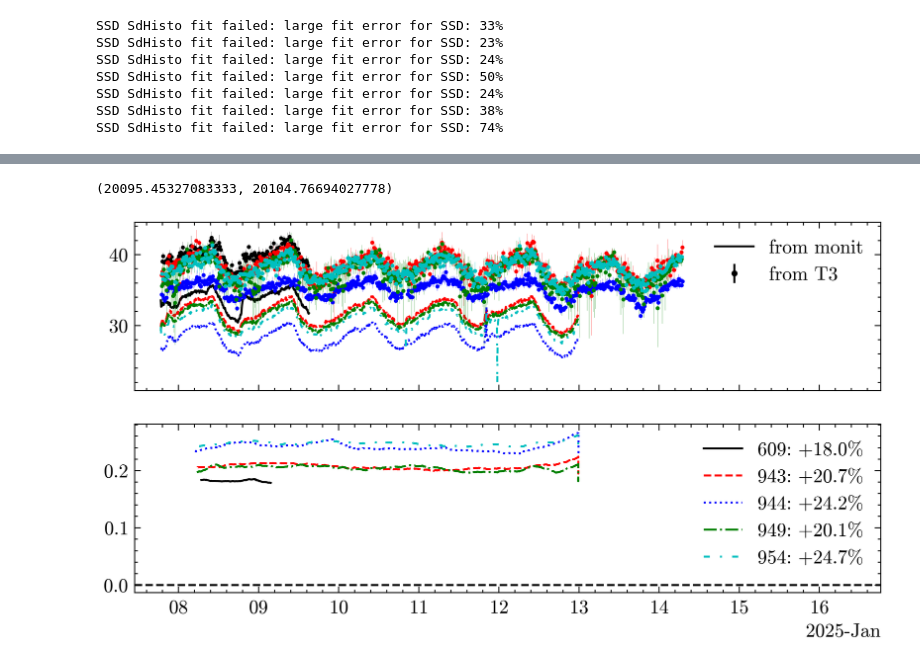
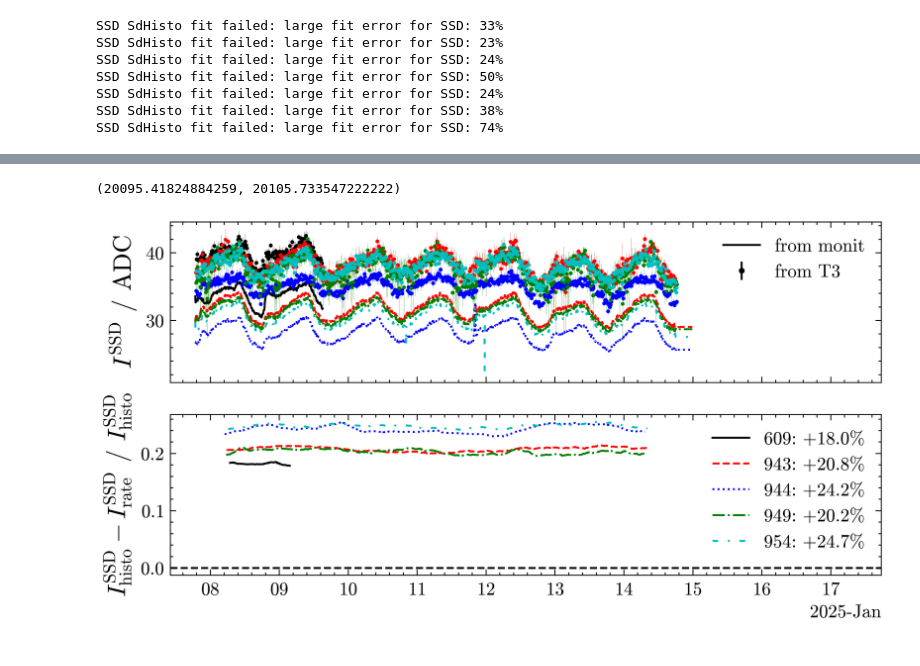
Before and after one commit to Quizznor/phd-thesis, a Jupyter notebook: Projects/Escritorio/read_packs.ipynb, the cells around one changed output, grey strips where cells are left out. Cells and saved outputs as stored; diff of their text form; code cells hidden in the pictures.

```diff
--- a/Projects/Escritorio/read_packs.ipynb
+++ b/Projects/Escritorio/read_packs.ipynb
@@ -45,7 +45,7 @@ CORR_FACTOR = 1.21875
 
 to_dt = lambda ts: [datetime.fromtimestamp(t) for t in ts]
 
-monit = Monit(2025, 1, range(7, 13))
+monit = Monit(2025, 1, range(7, 15))
 
 # offline calib
 histos = np.loadtxt('peak.txt')
@@ -100,6 +100,7 @@ fig, (ax1, ax2) = plt.subplots(2, 1, sharex=True)
 # colors = iter(TABLEAU_COLORS)
 colors = iter(plt.rcParams['axes.prop_cycle'].by_key()['color'])
 
+diffs = {}
 # online calib
 for _id in [609, 943, 944, 949, 954]:
 
@@ -128,10 +129,15 @@ for _id in [609, 943, 944, 949, 954]:
              marker='none')
     # ax2.plot(to_dt(time[min_index]), diff, label=f"{_id}: {np.nanmean(diff)*100:+.1f}%", marker='none', c=c)
 
+    if _id == 609: continue
+
+    diffs[_id] = diff
+
 ax1.errorbar([], [], [], fmt='ko', label='from T3')
 ax1.plot([], [], c='k', label='from monit', marker='none')
 ax2.axhline(0, c='k', ls='--')
-
+ax1.set_ylabel('$I^\mathrm{SSD}$ / ADC')
+ax2.set_ylabel('$I^\mathrm{SSD}_\mathrm{histo} - I^\mathrm{SSD}_\mathrm{rate}$ / $I^\mathrm{SSD}_\mathrm{histo}$')
 ax1.legend()
 ax2.legend()
 
@@ -164,2 +170,2 @@ SSD SdHisto fit failed: large fit error for SSD: 74%
-(20095.45327083333, 20104.76694027778)
+(20095.41824884259, 20105.733547222222)
-[figure, old version]
+[figure, new version]
```
Also changed, not shown: parts of 3 cells of this notebook, 11 other files.
